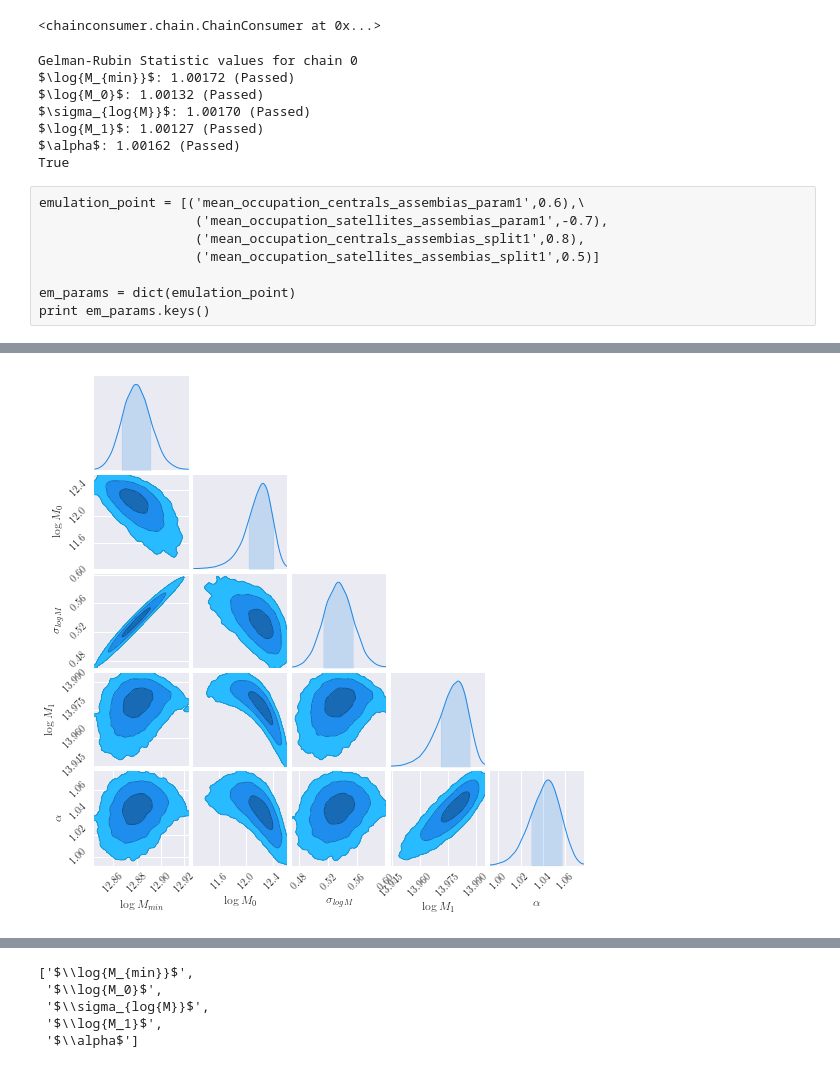
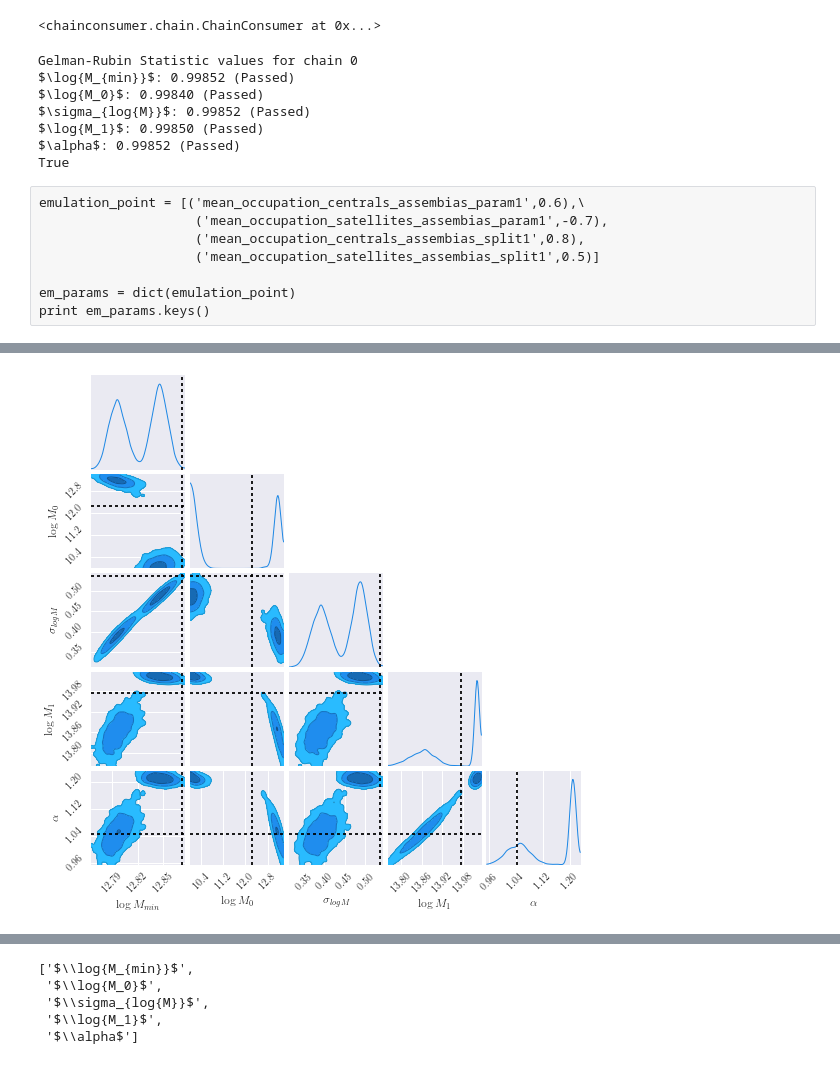
Before and after one commit to mclaughlin6464/pearce, a Jupyter notebook: notebooks/Compare Zheng-SHAM Fit.ipynb, the cells around one changed output, grey strips where cells are left out. Cells and saved outputs as stored; diff of their text form; code cells hidden in the pictures.

Commit message:
Moving to sherlock to run chains

```diff
--- a/notebooks/Compare Zheng-SHAM Fit.ipynb
+++ b/notebooks/Compare Zheng-SHAM Fit.ipynb
@@ -23,7 +23,10 @@ from pearce.mocks.customHODModels import *
 from math import ceil
 # %%
 #fname = '/u/ki/swmclau2/des/PearceMCMC/100_walkers_1000_steps_chain_shuffled_sham_3.npy'
-fname = '/u/ki/swmclau2/des/PearceMCMC/200_walkers_5000_steps_chain_shuffled_sham2.npy'
+#fname = '/u/ki/swmclau2/des/PearceMCMC/200_walkers_5000_steps_chain_shuffled_sham2.npy'
+#fname = '/u/ki/swmclau2/des/PearceMCMC/200_walkers_5000_steps_chain_vpeak_sham_no_ab.npy'
+fname = '/u/ki/swmclau2/des/PearceMCMC/200_walkers_5000_steps_chain_vpeak_sham_no_ab_2.npy'
+#fname = '/u/ki/swmclau2/des/PearceMCMC/200_walkers_5000_steps_chain_vpeak_sham_fscab.npy'
 # %%
 chain = np.loadtxt(fname )
 # %%
@@ -33,6 +36,6 @@ chain.shape
 # %%
 n_walkers = 200
-n_burn = 1500
+n_burn = 500
 n_params = chain.shape[1]
 # %% [raw]
 c = chain.reshape((n_walkers, -1, n_params), ord)
@@ -58,11 +64,11 @@ gelman_rubin_converged = c.diagnostic.gelman_rubin()
 print gelman_rubin_converged
 # %% [output]
 Gelman-Rubin Statistic values for chain 0
-$\log{M_{min}}$: 1.00172 (Passed)
-$\log{M_0}$: 1.00132 (Passed)
-$\sigma_{log{M}}$: 1.00170 (Passed)
-$\log{M_1}$: 1.00127 (Passed)
-$\alpha$: 1.00162 (Passed)
+$\log{M_{min}}$: 0.99852 (Passed)
+$\log{M_0}$: 0.99840 (Passed)
+$\sigma_{log{M}}$: 0.99852 (Passed)
+$\log{M_1}$: 0.99850 (Passed)
+$\alpha$: 0.99852 (Passed)
 True
 # %% [raw]
 emulation_point = [('mean_occupation_centrals_assembias_param1',0.6),\
@@ -72,7 +78,9 @@ emulation_point = [('mean_occupation_centrals_assembias_param1',0.6),\
 
 em_params = dict(emulation_point)
 print em_params.keys()
+# %%
+best_fit_vals = np.array([ 12.87364502,  12.23898854,0.53433088, 13.97462748,  1.04479171])
 # %%
-fig = c.plotter.plot(figsize=(8,8), parameters=param_names)
+fig = c.plotter.plot(figsize=(8,8), parameters=param_names, truth = best_fit_vals)
 fig.show()
 # %% [output]
@@ -79,4 +92,4 @@ fig.show()
-[figure, old version]
+[figure, new version]
 # %%
 fig = c.plotter.plot_distributions(figsize=(10,10) )
 fig.show()
```
Also changed, not shown: parts of 26 cells of this notebook, 21 other files.
